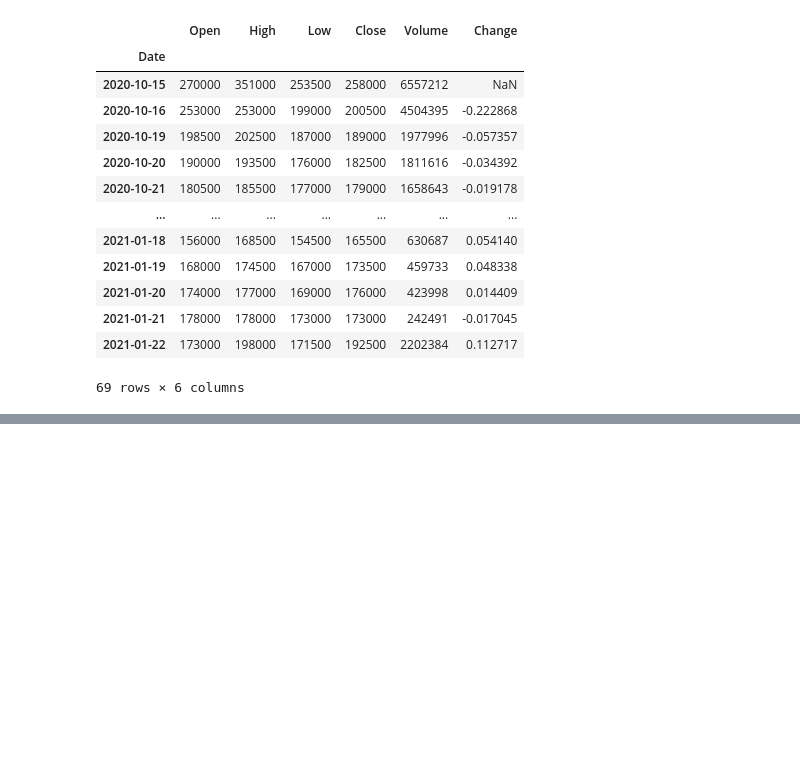
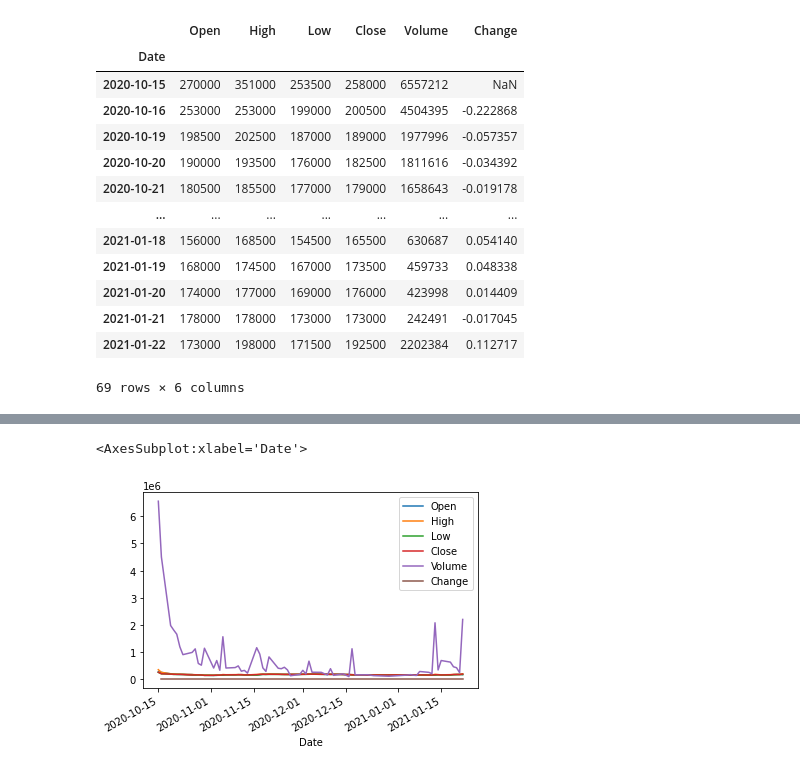
Before and after one commit to zgotter/financial-data-analysis-with-python, a Jupyter notebook: 04_daily-issue-price-analysis.ipynb, the cells around one changed output, grey strips where cells are left out. Saved outputs shown, nothing was run; the diff lists cells and outputs as text; code cells hidden in the pictures; blank space fills up the shorter version.

```diff
--- a/04_daily-issue-price-analysis.ipynb
+++ b/04_daily-issue-price-analysis.ipynb
@@ -207,0 +238,6 @@ find_item_list('빅히트')
+# %%
+# 전체 데이터 시각화
+stock_daily.plot()
+# %% [output]
+<AxesSubplot:xlabel='Date'>
+[figure, added]
```
Also changed, not shown: parts of 13 cells of this notebook.
